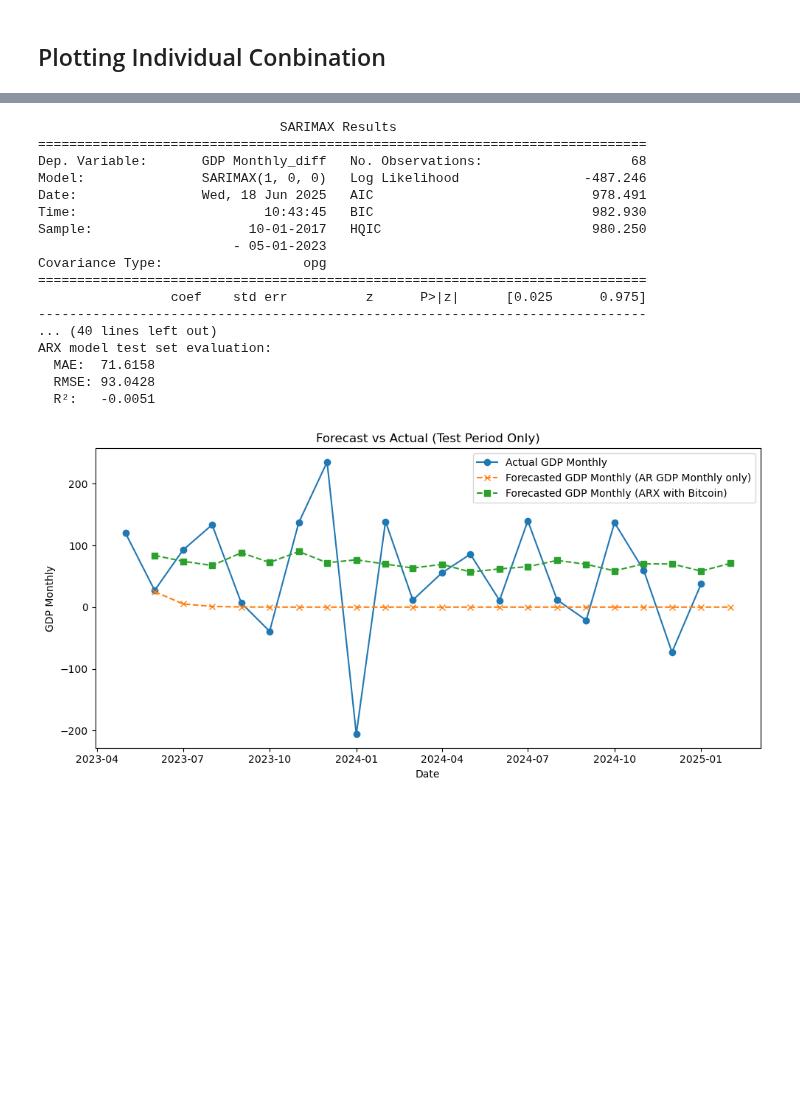
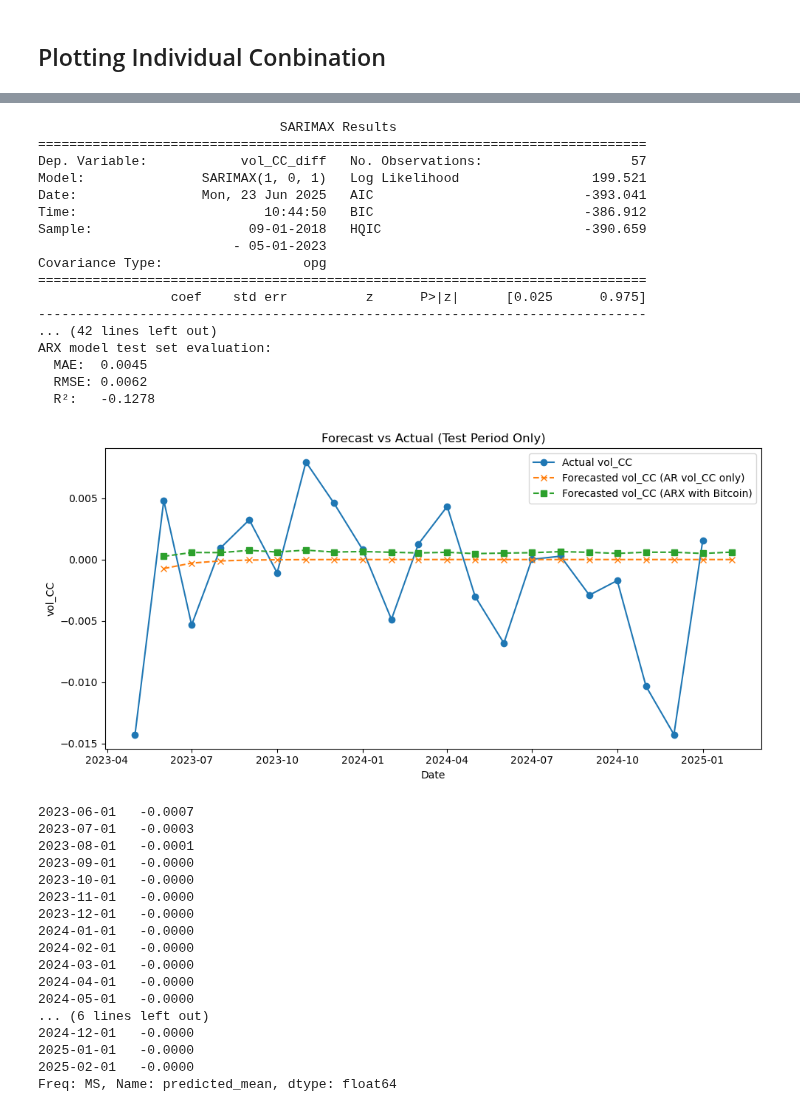
Before and after one commit to tianyishen701/CryptoMacroecon-Prediction-CSUREMM, a Jupyter notebook: AR Testing.ipynb, the cells around one changed output, grey strips where cells are left out. Saved outputs shown, nothing was run; the diff lists cells and outputs as text; code cells hidden in the pictures; blank space fills up the shorter version.

Commit message:
Tested lag for all macros and macro volitility

```diff
--- a/AR Testing.ipynb
+++ b/AR Testing.ipynb
@@ -36,6 +36,7 @@ df.columns = df.columns.str.strip()
 ## Testing all combinations
 # %%
 macro_list = ['LFPR', 'CPI', 'r', 'M1', 'GDP Monthly', 'IM', 'EX', 'CC', 'CC Monthly % Change', 'VIX', 'MOVE']
+vol_macro_list = ['vol_LFPR', 'vol_CPI', 'vol_r', 'vol_M1', 'vol_GDP', 'vol_IM', 'vol_EX', 'vol_CC']
 asset_list= ['Bitcoin', 'Tether', 'Litecoin', 'XRP', 'Ethereum', 'Dogecoin', 'Cardano', 'USD Coin', 'Bitcoin Price']
 order = 1
 train_end = '2023-05-01'
@@ -51,6 +74,15 @@ for macro in macro_list:
         adf_p = adfuller(df[f'{macro}_diff'].dropna())[1]
         if adf_p > 0.05:
             df[f'{macro}_diff_diff'] = df[f'{macro}_diff'].diff()
+
+# Pre-difference all macro variables
+for vol_macro in vol_macro_list:
+    adf_p = adfuller(df[vol_macro].dropna())[1]
+    if adf_p > 0.05:
+        df[f'{vol_macro}_diff'] = df[vol_macro].diff()
+        adf_p = adfuller(df[f'{vol_macro}_diff'].dropna())[1]
+        if adf_p > 0.05:
+            df[f'{vol_macro}_diff_diff'] = df[f'{vol_macro}_diff'].diff()
 # %%
 def check_stationarity(series):
     result = adfuller(series.dropna())
@@ -68,7 +100,16 @@ for macro in macro_list:
         target_col = f'{macro}_diff'
     else:
         target_col = macro
+    check_stationarity(df[target_col])
 
+for vol_macro in vol_macro_list:
+    available_cols = df.columns
+    if f'{vol_macro}_diff_diff' in available_cols:
+        target_col = f'{vol_macro}_diff_diff'
+    elif f'{vol_macro}_diff' in available_cols:
+        target_col = f'{vol_macro}_diff'
+    else:
+        target_col = vol_macro
     check_stationarity(df[target_col])
 # %% [output]
 ADF test for LFPR_diff: p-value = 0.0000
@@ -270,7 +416,7 @@ Combinations where ARX has lower MAE:
 # %% [markdown]
 ## Plotting Individual Conbination
 # %%
-macro = 'GDP Monthly'
+macro = 'vol_CC'
 asset = 'Bitcoin'
 order = 1
 MA = 0
@@ -304,15 +450,20 @@ test_endog = target[train_end:]
 train_exog = exog[:train_end]
 test_exog = exog[train_end:]
 
+order_dict = ar_orders.get(macro, {'p': 1, 'q': 0})  # Default to AR(1) if macro not found
+p = order_dict['p']
+q = order_dict['q']
+
+
 # AR model
-ar_model = SARIMAX(train_endog, order=(order, 0, MA))
+ar_model = SARIMAX(train_endog, order=(p, 0, q))
 ar_result = ar_model.fit(disp=False)
 forecast_ar = ar_result.get_forecast(steps=len(test_endog))
 pred_ar = forecast_ar.predicted_mean
 conf_int_ar = forecast_ar.conf_int()
 
 # ARX model
-arx_model = SARIMAX(train_endog, exog=train_exog, order=(order, 0, MA))
+arx_model = SARIMAX(train_endog, exog=train_exog, order=(p, 0, q))
 arx_result = arx_model.fit(disp=False)
 forecast_arx = arx_result.get_forecast(steps=len(test_endog), exog=test_exog)
 pred_arx = forecast_arx.predicted_mean
@@ -381,18 +532,35 @@ plt.show()
                                SARIMAX Results
 ==============================================================================
-Dep. Variable:       GDP Monthly_diff   No. Observations:                   68
-Model:               SARIMAX(1, 0, 0)   Log Likelihood                -487.246
-Date:                Wed, 18 Jun 2025   AIC                            978.491
-Time:                        10:43:45   BIC                            982.930
-Sample:                    10-01-2017   HQIC                           980.250
+Dep. Variable:            vol_CC_diff   No. Observations:                   57
+Model:               SARIMAX(1, 0, 1)   Log Likelihood                 199.521
+Date:                Mon, 23 Jun 2025   AIC                           -393.041
+Time:                        10:44:50   BIC                           -386.912
+Sample:                    09-01-2018   HQIC                          -390.659
                          - 05-01-2023
 Covariance Type:                  opg
 ==============================================================================
                  coef    std err          z      P>|z|      [0.025      0.975]
 ------------------------------------------------------------------------------
-... (40 lines left out)
+... (42 lines left out)
 ARX model test set evaluation:
-  MAE:  71.6158
-  RMSE: 93.0428
-  R²:   -0.0051
+  MAE:  0.0045
+  RMSE: 0.0062
+  R²:   -0.1278
-[figure, old version]
+[figure, new version]
+2023-06-01   -0.0007
+2023-07-01   -0.0003
+2023-08-01   -0.0001
+2023-09-01   -0.0000
+2023-10-01   -0.0000
+2023-11-01   -0.0000
+2023-12-01   -0.0000
+2024-01-01   -0.0000
+2024-02-01   -0.0000
+2024-03-01   -0.0000
+2024-04-01   -0.0000
+2024-05-01   -0.0000
+... (6 lines left out)
+2024-12-01   -0.0000
+2025-01-01   -0.0000
+2025-02-01   -0.0000
+Freq: MS, Name: predicted_mean, dtype: float64
```
Also changed, not shown: parts of 12 cells of this notebook.
